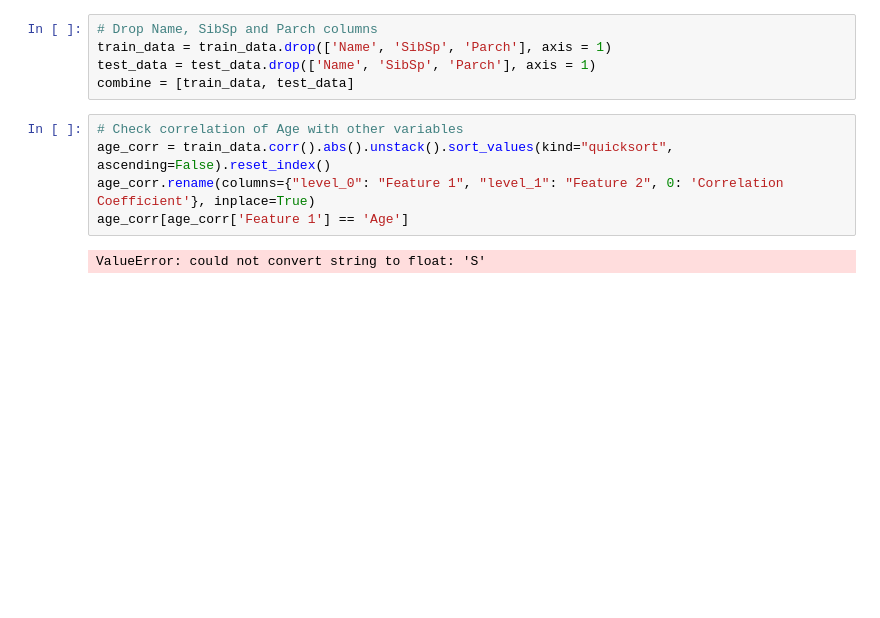
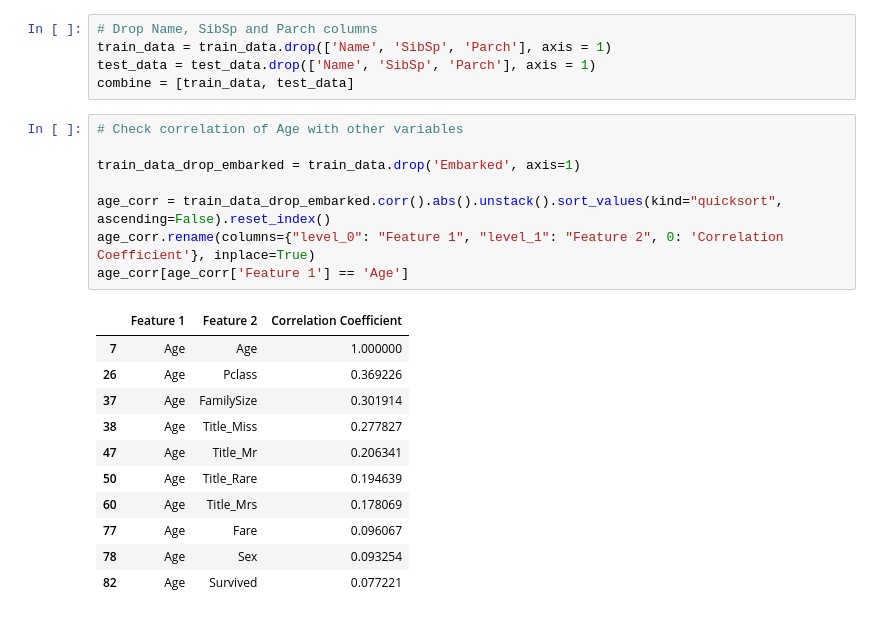
Before and after one commit to luizodelgado/diario, a Jupyter notebook: estudo-01-15.ipynb, the cells around one changed output. Cells and saved outputs as stored; diff of their text form; blank space fills up the shorter version.

```diff
--- a/estudo-01-15.ipynb
+++ b/estudo-01-15.ipynb
@@ -229,8 +230,21 @@ test_data = test_data.drop(['Name', 'SibSp', 'Parch'], axis = 1)
 combine = [train_data, test_data]
 # %%
 # Check correlation of Age with other variables
-age_corr = train_data.corr().abs().unstack().sort_values(kind="quicksort", ascending=False).reset_index()
+
+train_data_drop_embarked = train_data.drop('Embarked', axis=1)
+
+age_corr = train_data_drop_embarked.corr().abs().unstack().sort_values(kind="quicksort", ascending=False).reset_index()
 age_corr.rename(columns={"level_0": "Feature 1", "level_1": "Feature 2", 0: 'Correlation Coefficient'}, inplace=True)
 age_corr[age_corr['Feature 1'] == 'Age']
 # %% [output]
-ValueError: could not convert string to float: 'S'
+|  | Feature 1 | Feature 2 | Correlation Coefficient |
+| 7 | Age | Age | 1.000000 |
+| 26 | Age | Pclass | 0.369226 |
+| 37 | Age | FamilySize | 0.301914 |
+| 38 | Age | Title_Miss | 0.277827 |
+| 47 | Age | Title_Mr | 0.206341 |
+| 50 | Age | Title_Rare | 0.194639 |
+| 60 | Age | Title_Mrs | 0.178069 |
+| 77 | Age | Fare | 0.096067 |
+| 78 | Age | Sex | 0.093254 |
+| 82 | Age | Survived | 0.077221 |
```
Also changed, not shown: parts of 2 cells of this notebook, 4 other files.
